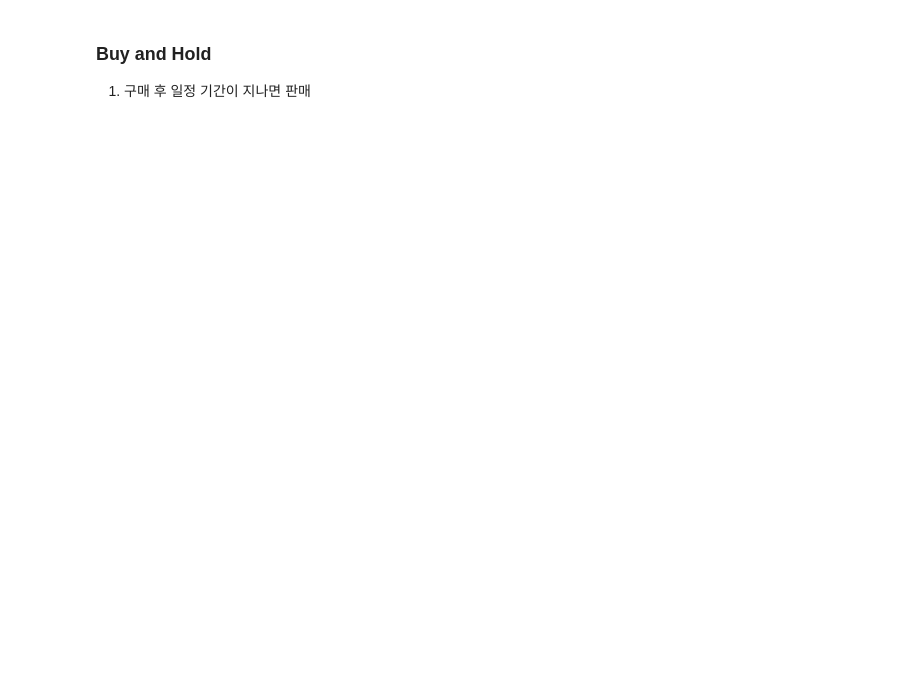
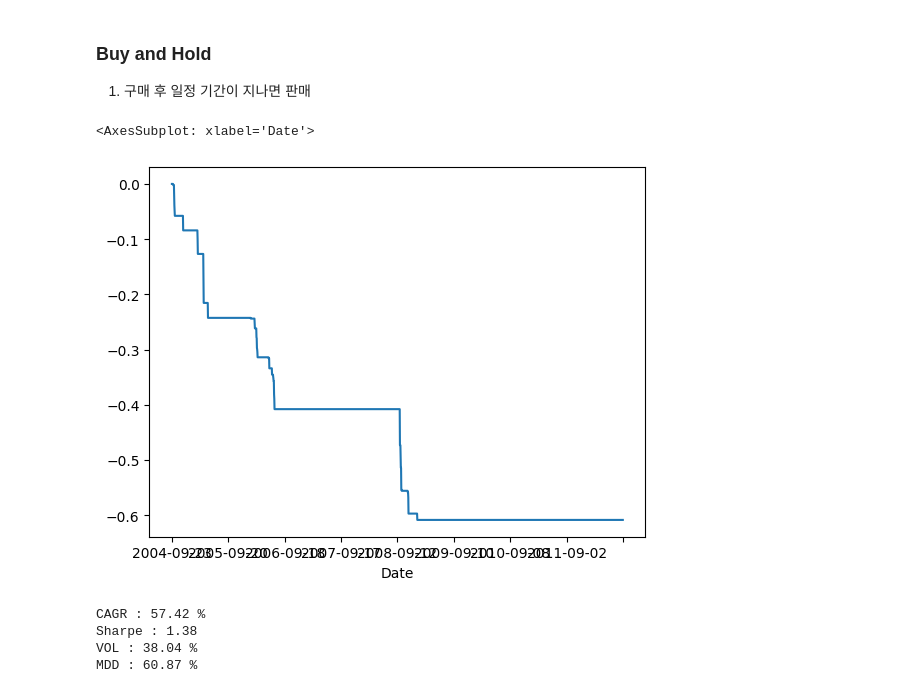
Before and after one commit to Jay-hook/Big-Data-Analysis-Basic, a Jupyter notebook: python/230817/04_buyandhold.ipynb, the cells around one changed output. Drawn from its saved outputs; the diff is of its cells as text; code cells hidden in the pictures; blank space fills up the shorter version.

```diff
--- a/python/230817/04_buyandhold.ipynb
+++ b/python/230817/04_buyandhold.ipynb
@@ -51,4 +51,18 @@ for i in range(len(test_df)):
 print(rtn)
 # %%
 # 누적곱을 구하는 함수
-(1 + test_df['daily_rtn']).cumprod()
+test_df['st_rtn'] = (1 + test_df['daily_rtn']).cumprod()
+# %%
+# back testing
+
+# 최대낙폭
+
+# 기준 값에서 최고가를 저장
+historical_max = test_df['Adj Close'].cummax()
+daily_drawdown = test_df['Adj Close'] / historical_max - 1.0
+
+historical_min = daily_drawdown.cummin()
+historical_min.plot()
+# %% [output]
+<AxesSubplot: xlabel='Date'>
+[figure, added]
@@ -54,0 +81,10 @@ print(rtn)
+# %%
+print('CAGR :', round(CAGR*100, 2), '%')
+print('Sharpe :', round(sharpe, 2))
+print('VOL :', round(VOL*100, 2), '%')
+print('MDD :', round(-1*MDD*100, 2), '%')
+# %% [output]
+CAGR : 57.42 %
+Sharpe : 1.38
+VOL : 38.04 %
+MDD : 60.87 %
```
Also changed, not shown: parts of 13 cells of this notebook, 3 other files.
